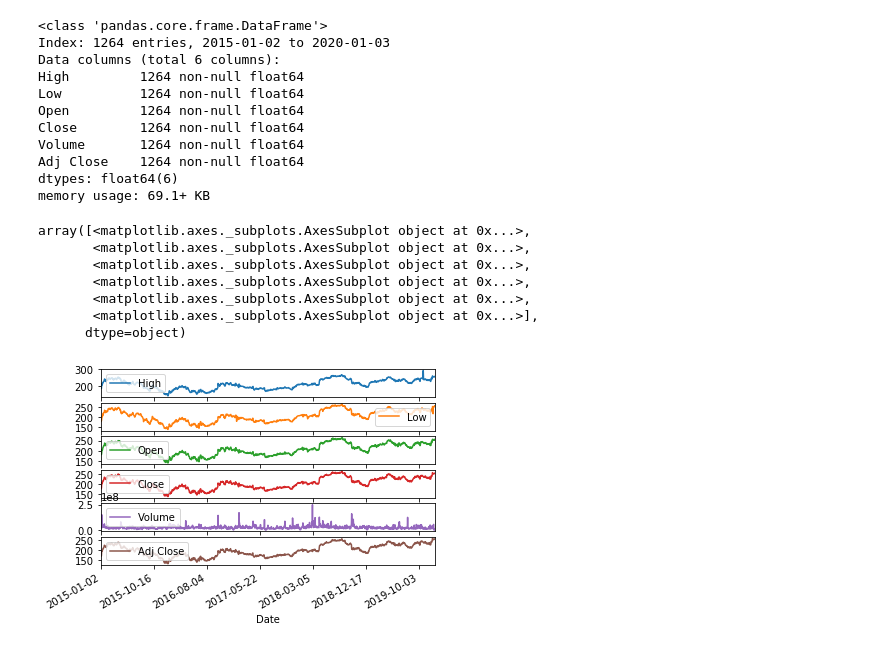
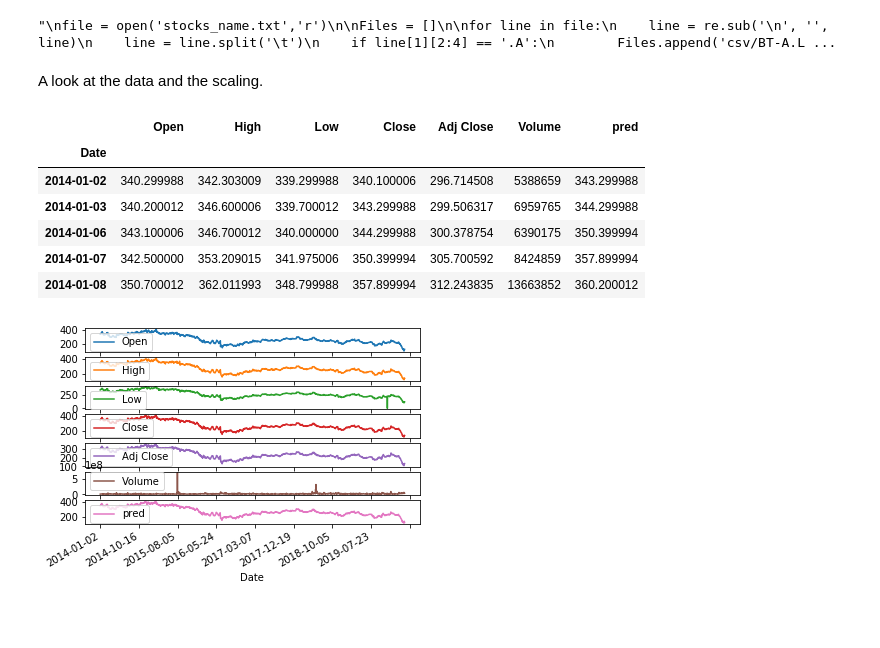
Before and after one commit to Jack-Wells/Stock-market-prediction-NLP-BERT, a Jupyter notebook: classical predictor.ipynb, the cells around one changed output. Drawn from its saved outputs; the diff is of its cells as text; code cells hidden in the pictures; blank space fills up the shorter version.

```diff
--- a/classical predictor.ipynb
+++ b/classical predictor.ipynb
@@ -18,4 +39,5 @@ from sklearn.metrics import accuracy_score
 # %%
+"""
 file = open('stocks_name.txt','r')
 
 Files = []
@@ -29,33 +51,33 @@ for line in file:
         Files.append('csv/' + line[1] + 'L.csv')
     else:
         Files.append('csv/' + line[1] + '.L.csv')
+"""
+# %% [output]
+"\nfile = open('stocks_name.txt','r')\n\nFiles = []\n\nfor line in file:\n    line = re.sub('\n', '', line)\n    line = line.split('\t')\n    if line[1][2:4] == '.A':\n        Files.append('csv/BT-A.L ...
+# %% [markdown]
+A look at the data and the scaling.
 # %%
-df = pd.read_csv('csv/TSCO.L.csv')
+df = pd.read_csv('csv/RBS.L.csv')
+
 # Sort DataFrame by date
-#df = df.sort_values('Date')
+df = df.sort_values('Date')
+df.set_index('Date', inplace=True)
 
-df.set_index('Date', inplace=True)
-df.info()
+#Add a predicting column
+df['pred'] = df.Close.shift(-1)
+
+df = df.dropna()
 
 df.plot(subplots=True)
+
+df.head()
 # %% [output]
-<class 'pandas.core.frame.DataFrame'>
-Index: 1264 entries, 2015-01-02 to 2020-01-03
-Data columns (total 6 columns):
-High         1264 non-null float64
-Low          1264 non-null float64
-Open         1264 non-null float64
-Close        1264 non-null float64
-Volume       1264 non-null float64
-Adj Close    1264 non-null float64
-dtypes: float64(6)
-memory usage: 69.1+ KB
-array([<matplotlib.axes._subplots.AxesSubplot object at 0x...>,
-       <matplotlib.axes._subplots.AxesSubplot object at 0x...>,
-       <matplotlib.axes._subplots.AxesSubplot object at 0x...>,
-       <matplotlib.axes._subplots.AxesSubplot object at 0x...>,
-       <matplotlib.axes._subplots.AxesSubplot object at 0x...>,
-       <matplotlib.axes._subplots.AxesSubplot object at 0x...>],
-      dtype=object)
+|  | Open | High | Low | Close | Adj Close | Volume | pred |
+| Date |  |  |  |  |  |  |  |
+| 2014-01-02 | 340.299988 | 342.303009 | 339.299988 | 340.100006 | 296.714508 | 5388659 | 343.299988 |
+| 2014-01-03 | 340.200012 | 346.600006 | 339.700012 | 343.299988 | 299.506317 | 6959765 | 344.299988 |
+| 2014-01-06 | 343.100006 | 346.700012 | 340.000000 | 344.299988 | 300.378754 | 6390175 | 350.399994 |
+| 2014-01-07 | 342.500000 | 353.209015 | 341.975006 | 350.399994 | 305.700592 | 8424859 | 357.899994 |
+| 2014-01-08 | 350.700012 | 362.011993 | 348.799988 | 357.899994 | 312.243835 | 13663852 | 360.200012 |
-[figure, old version]
+[figure, new version]
 # %%
```
Also changed, not shown: parts of 25 cells of this notebook, 8 other files.
